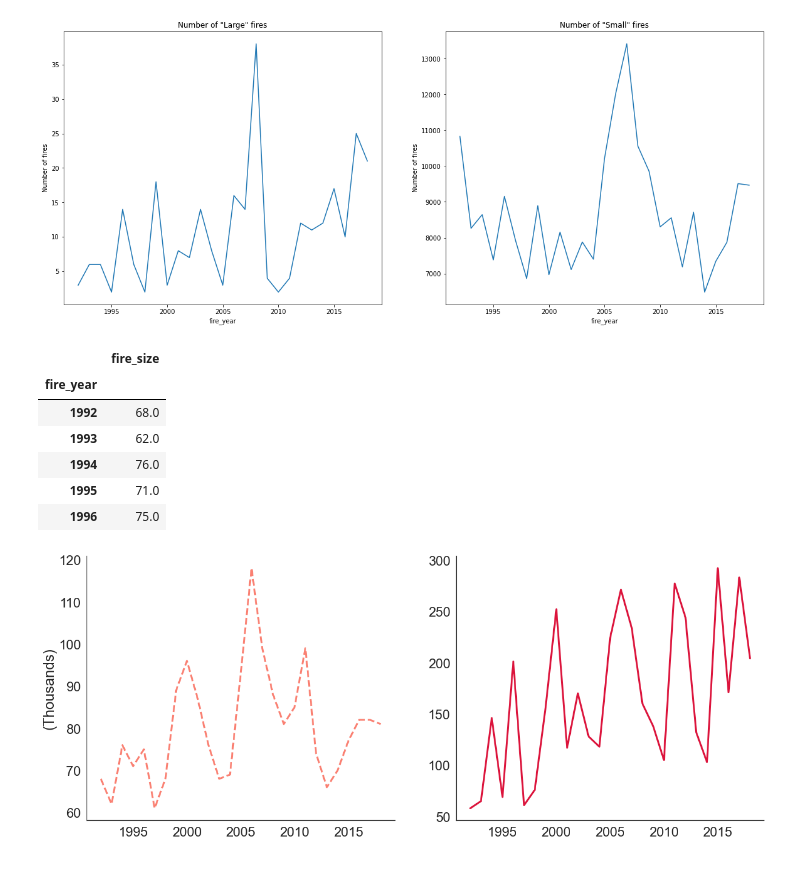
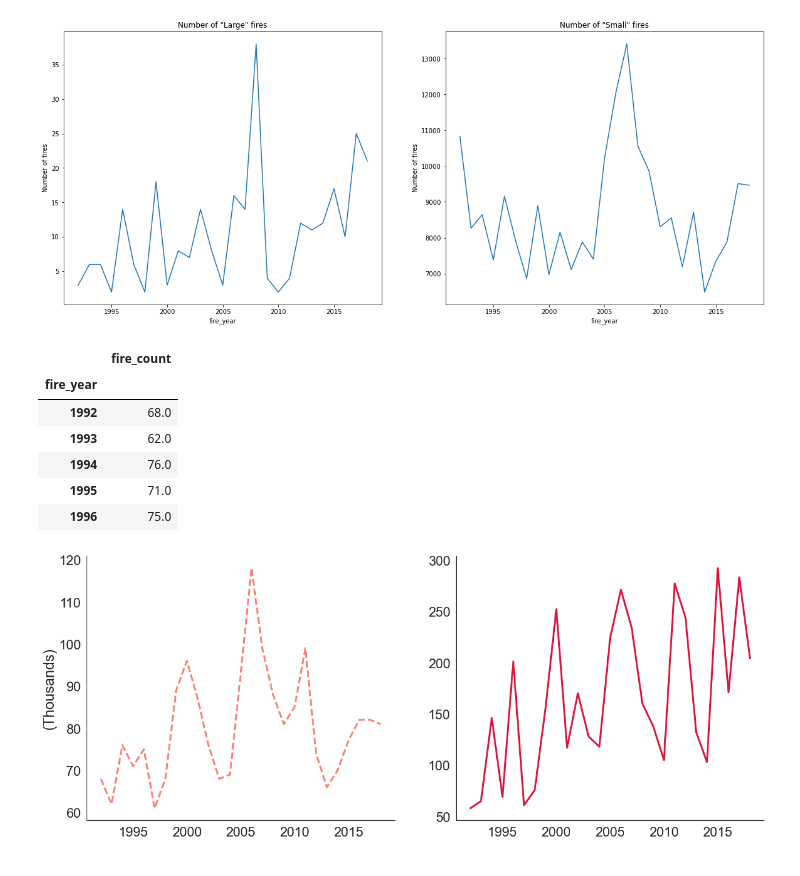
Before and after one commit to Dames-Researching-Flames/Sound-the-Alarm, a Jupyter notebook: Individual Works/lori_nudge.ipynb, the cells around one changed output. Saved outputs shown, nothing was run; the diff lists cells and outputs as text; code cells hidden in the pictures.

```diff
--- a/Individual Works/lori_nudge.ipynb
+++ b/Individual Works/lori_nudge.ipynb
@@ -74,11 +74,11 @@ plt.ylabel('Number of fires')
 Text(0, 0.5, 'Number of fires')
 [figure]
 # %%
-df2 = df[df.fire_size < 5000].groupby('fire_year').fire_size.count().to_frame()
-df2.fire_size = round(df2.fire_size / 1000)
+df2 = df[df.fire_size < 5000].groupby('fire_year').fire_size.count().to_frame().rename(columns={'fire_size':'fire_count'})
+df2.fire_count = round(df2.fire_count / 1000)
 df2.head()
 # %% [output]
-|  | fire_size |
+|  | fire_count |
 | fire_year |  |
 | 1992 | 68.0 |
 | 1993 | 62.0 |
```
Also changed, not shown: 2 other files.
